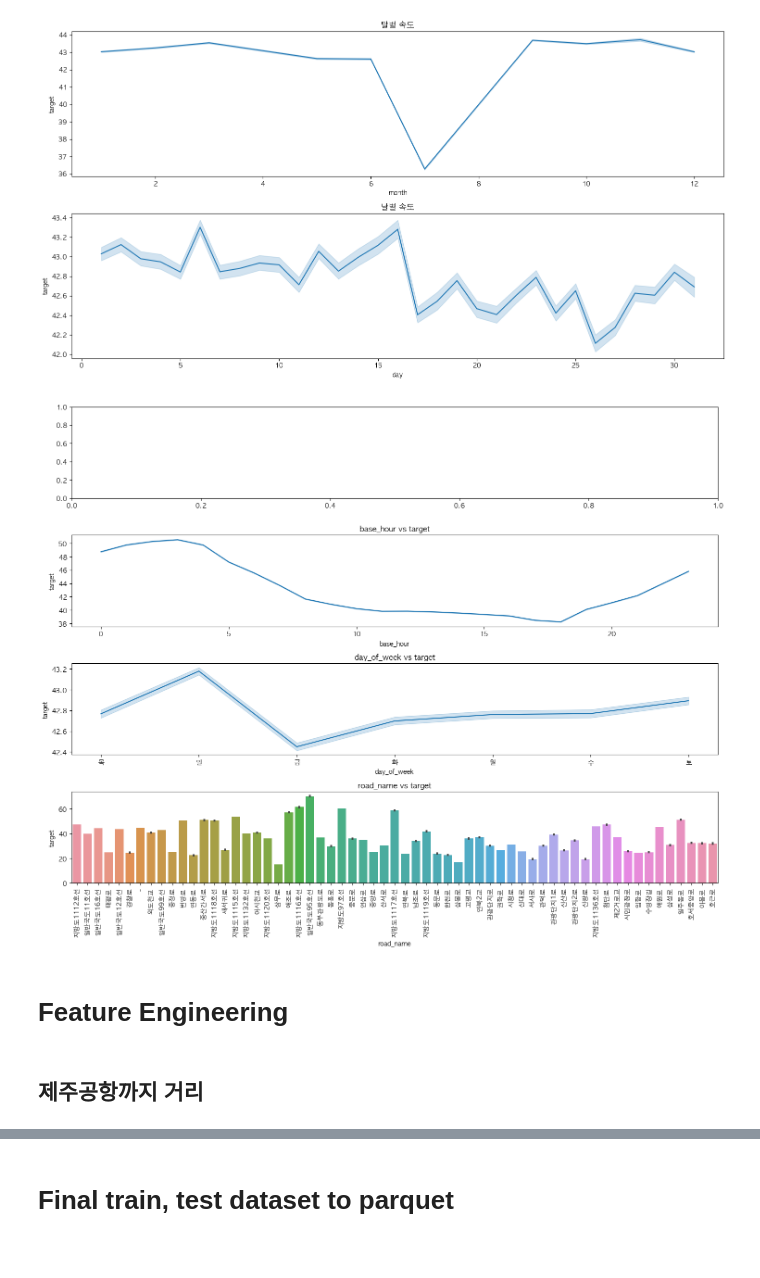
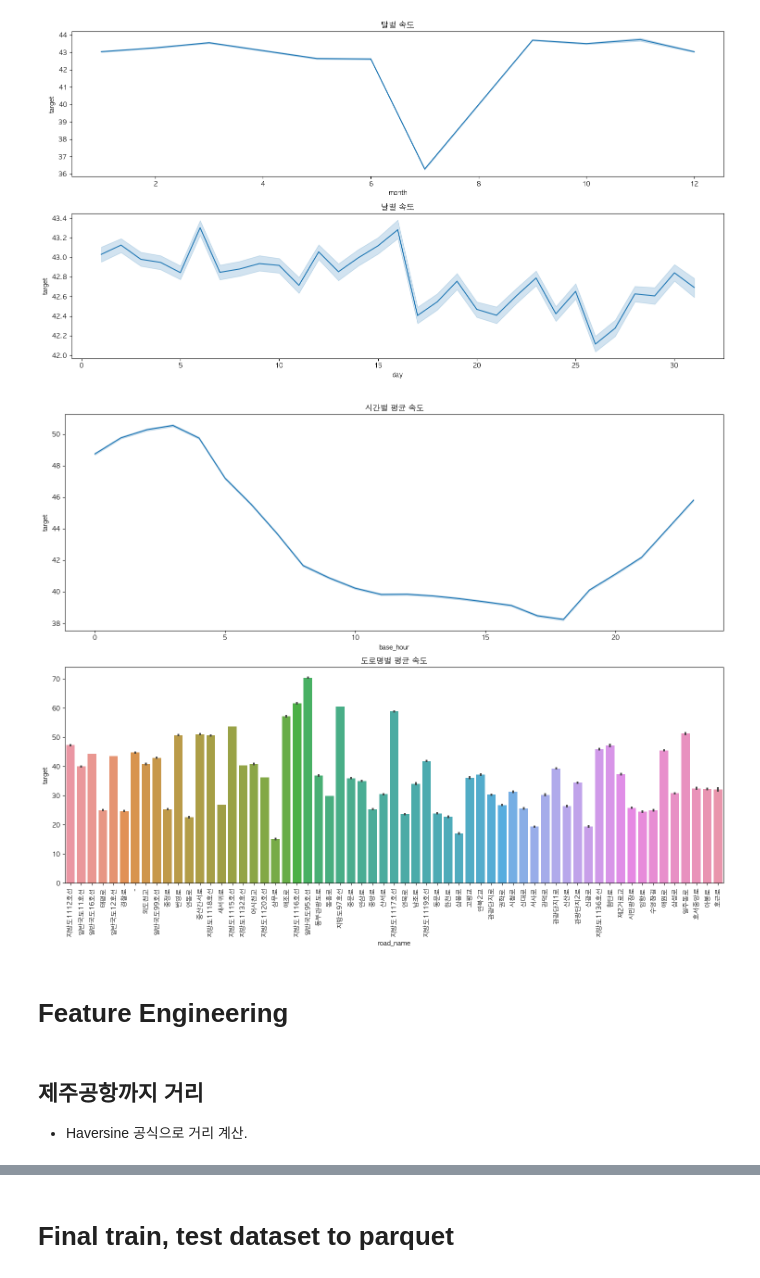
Before and after one commit to yyeseull/Side_Project, a Jupyter notebook: DACON/Jeju_traffic/jeju_traffic_eda.ipynb, the cells around one changed output, grey strips where cells are left out. Drawn from its saved outputs; the diff is of its cells as text; code cells hidden in the pictures.

```diff
--- a/DACON/Jeju_traffic/jeju_traffic_eda.ipynb
+++ b/DACON/Jeju_traffic/jeju_traffic_eda.ipynb
@@ -577,21 +607,22 @@ plt.show()
 # %% [output]
 [figure]
 # %%
-fig, axes = plt.subplots(4, figsize=(15,12))
+fig, axes = plt.subplots(2, figsize=(15,12))
 
-sns.lineplot(x='base_hour',y='target',data=df_train_day,ax=axes[1]).set(title='base_hour vs target')
-sns.lineplot(x='day_of_week',y='target',data=df_train_day,ax=axes[2]).set(title='day_of_week vs target')
-sns.barplot(x='road_name',y='target',data=df_train_day,ax=axes[3]).set(title='road_name vs target')
+sns.lineplot(x='base_hour',y='target',data=df_train_day,ax=axes[0]).set(title='시간별 평균 속도')
+sns.barplot(x='road_name',y='target',data=df_train_day,ax=axes[1]).set(title='도로명별 평균 속도')
 
 plt.xticks(rotation=90)
 plt.tight_layout()
 plt.show()
 # %% [output]
-[figure, old version]
+[figure, new version]
 # %% [markdown]
 # Feature Engineering
 # %% [markdown]
 ## 제주공항까지 거리
+
+- Haversine 공식으로 거리 계산.
 # %%
 def airport(row):
 
```
Also changed, not shown: parts of 28 cells of this notebook.
